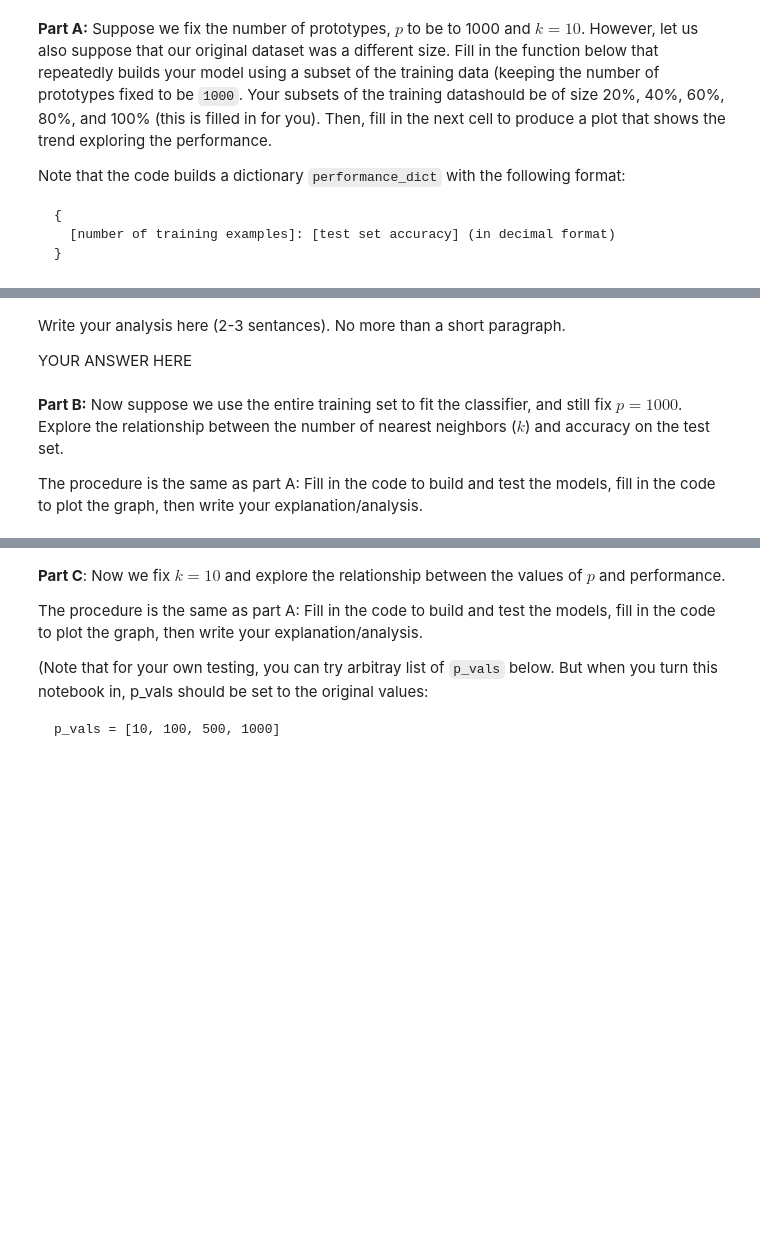
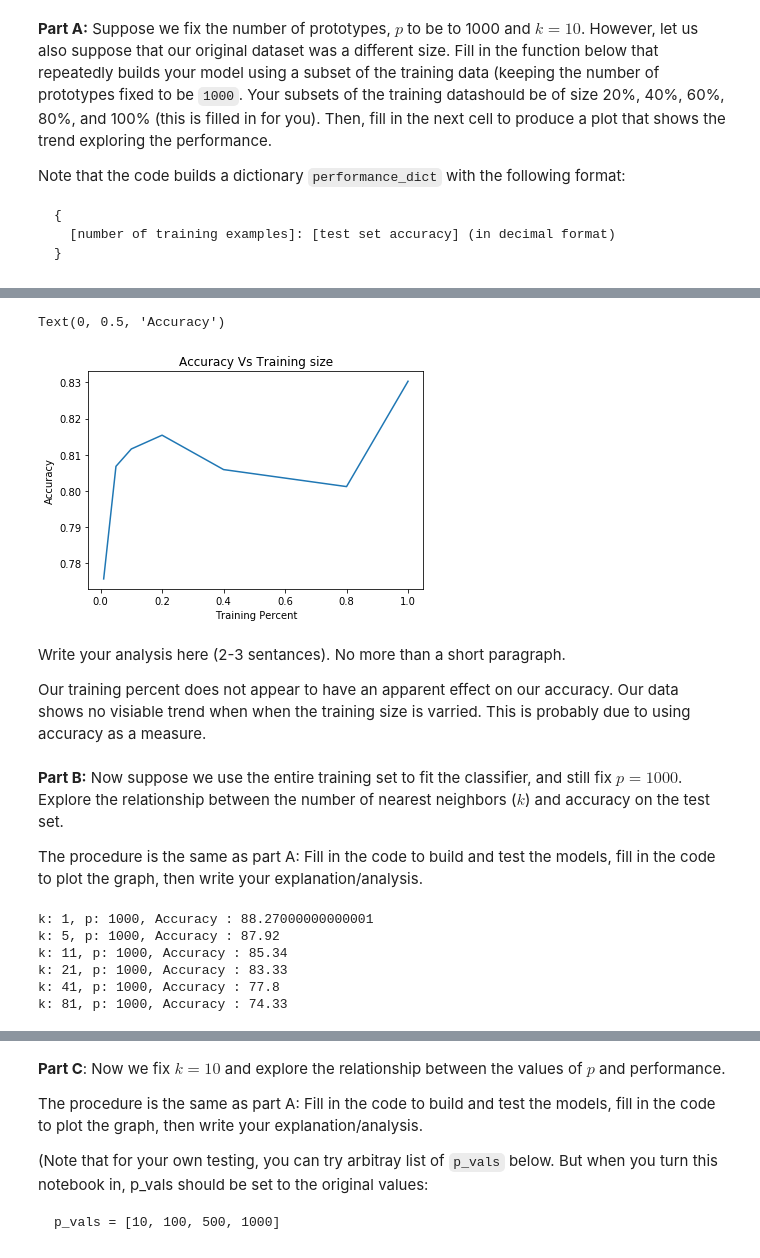
Before and after one commit to Calvin-Zikakis/Machine-Learning, a Jupyter notebook: hw1.ipynb, the cells around one changed output, grey strips where cells are left out. Drawn from its saved outputs; the diff is of its cells as text; code cells hidden in the pictures; blank space fills up the shorter version.

```diff
--- a/hw1.ipynb
+++ b/hw1.ipynb
@@ -287,11 +288,10 @@ def build_model(X_train : np.ndarray, y_train : np.ndarray,
         X_train_proto - (np.ndarray) the new prototype data points
         y_train_proto - (np.ndarray) the new prototype labels
     '''
-    knn_model = None
-    X_train_proto = X_train
-    y_train_proto = y_train
-    # YOUR CODE HERE
-    raise NotImplementedError()
+    knn_model = KNeighborsClassifier(n_neighbors=num_neighbors, algorithm='ball_tree')
+    X_train_proto, y_train_proto = select_prototypes(X_train, y_train, num_prototypes)
+
+    knn_model.fit(X_train_proto, y_train_proto)
     return knn_model, X_train_proto, y_train_proto
 
 
@@ -324,8 +324,8 @@ def get_confusion_matrix(y_true : np.ndarray,
     '''
     conf_matrix = np.zeros((classes.shape[0], classes.shape[0]))
 
-    # YOUR CODE HERE
-    raise NotImplementedError()
+    for step, true_val in enumerate(y_true):
+        conf_matrix[true_val][y_predicted[step]] +=1
 
     return conf_matrix
 
@@ -348,13 +348,13 @@ def get_accuracy(confusion_matrix : np.ndarray):
     Returns:
         The accuracy of your classifier (Numpy float)
     '''
-    acc = 0.0
-
-    # YOUR CODE HERE
-    raise NotImplementedError()
+    top = confusion_matrix.diagonal().sum()
+    bot = confusion_matrix.sum()
 
 
-    return acc
+
+
+    return top/bot
 
 # Scratch space
 # %%
@@ -390,8 +390,14 @@ performance_dict = {}
 original_size = data.train_x.shape[0]
 
 for trng_percent in training_percents:
-    # YOUR CODE HERE
-    raise NotImplementedError()
+    subset_size = trng_percent * original_size
+    X_train, y_train = select_prototypes(data.train_x, data.train_y,int(subset_size))
+    knn, X_proto, y_proto= build_model(X_train, y_train, k, num_proto)
+    y_predict = knn.predict(data.test_x)
+    y_true = data.test_y
+    classes = np.array([0,1,2,3,4,5,6,7,8,9])
+    conf_matrix = get_confusion_matrix(y_true, y_predict, classes)
+    performance_dict[trng_percent] = get_accuracy(conf_matrix)
 
     print ("k: {}, p: {}, training set size: {}, Accuracy : {}".format(k, num_proto, subset_size,
                                                                        100 * performance_dict[trng_percent]))
@@ -398,14 +412,23 @@ for trng_percent in training_percents:
 # %%
 # Plot your graph exploring the relationship between the training set size and performance for k=10, p=1000.
 # Remember that the following things are required for each graph: x/y axes labels, title, legend (if multiple data
 # series)
 
+
 # YOUR CODE HERE
-raise NotImplementedError()
+fig, ax = plt.subplots(1,1)
+ax.plot(list(performance_dict.keys()), list(performance_dict.values()))
+
+ax.set_title("Accuracy Vs Training size")
+ax.set_xlabel("Training Percent")
+ax.set_ylabel("Accuracy")
+# %% [output]
+Text(0, 0.5, 'Accuracy')
+[figure, added]
-# %% [markdown]
-Write your analysis here (2-3 sentances). No more than a short paragraph.
-
-YOUR ANSWER HERE
+# %% [markdown]
+Write your analysis here (2-3 sentances). No more than a short paragraph.
+
+Our training percent does not appear to have an apparent effect on our accuracy. Our data shows no visiable trend when when the training size is varried. This is probably due to using accuracy as a measure.
 # %% [markdown]
 **Part B:** Now suppose we use the entire training set to fit the classifier, and still fix $p=1000$. Explore the relationship between the number of nearest neighbors ($k$) and accuracy on the test set.
 
@@ -417,10 +440,23 @@ performance_dict = {}
 
 
 for k in k_vals:
-    # YOUR CODE HERE
-    raise NotImplementedError()
+
+    knn, x_proto, y_proto = build_model(X_train, y_train, k, num_proto)
+    y_predict = knn.predict(data.test_x)
+    y_true = data.test_y
+    classes = np.array([0,1,2,3,4,5,6,7,8,9])
+    conf_matrix = get_confusion_matrix(y_true, y_predict, classes)
+    performance_dict[k] = get_accuracy(conf_matrix)
+
 
     print ("k: {}, p: {}, Accuracy : {}".format(k, num_proto, 100 * performance_dict[k]))
+# %% [output]
+k: 1, p: 1000, Accuracy : 88.27000000000001
+k: 5, p: 1000, Accuracy : 87.92
+k: 11, p: 1000, Accuracy : 85.34
+k: 21, p: 1000, Accuracy : 83.33
+k: 41, p: 1000, Accuracy : 77.8
+k: 81, p: 1000, Accuracy : 74.33
 # %%
 # Plot your graph exploring the relationship between the training set size and performance for k=10, p=1000.
 # Remember that the following things are required for each graph: x/y axes labels, title, legend (if multiple data
```
Also changed, not shown: parts of 30 cells of this notebook.
